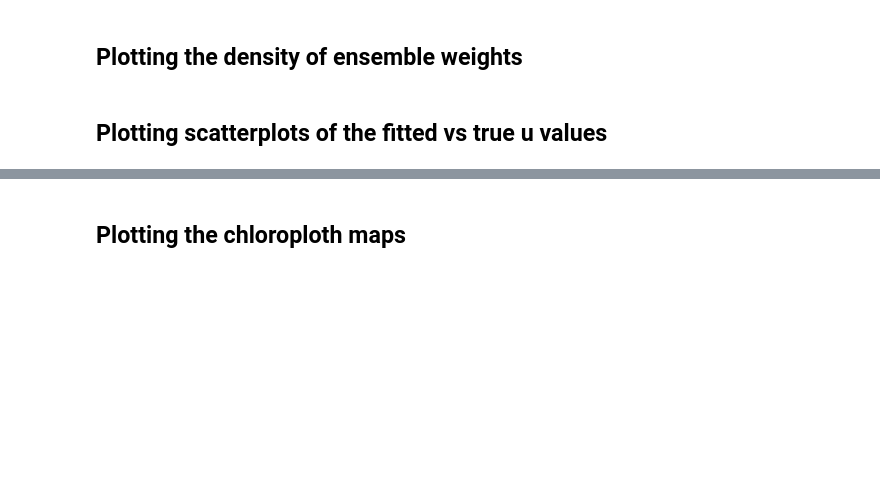
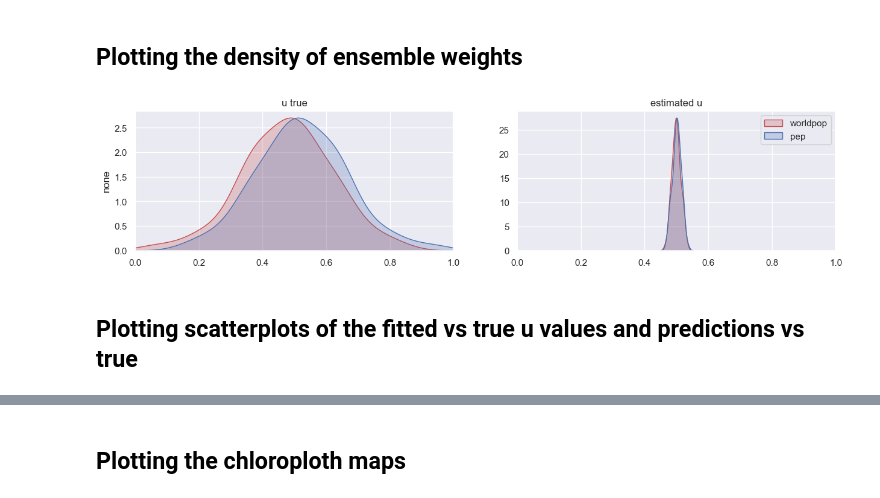
Before and after one commit to nickblink/pop_ensemble, a Jupyter notebook: code/train2010 - CAR debug.ipynb, the cells around one changed output, grey strips where cells are left out. Saved outputs shown, nothing was run; the diff lists cells and outputs as text; code cells hidden in the pictures; blank space fills up the shorter version.

```diff
--- a/code/train2010 - CAR debug.ipynb
+++ b/code/train2010 - CAR debug.ipynb
@@ -219,57 +201,40 @@ for key in res_dict.keys():
 # %%
 import seaborn as sns
 #plt.rcParams['figure.figsize'] = [20, 10]
 plt.rcParams['figure.figsize'] = [15, 3]
-labels = models[:]
-labels.insert(0, 'none')
+fig = plt.figure()
 
-fig = plt.figure()
-iter = 0
+## The true u plot
+plt.subplot(1, 2, 1)
 
-for pivot_DGP in range(-1,0):
+CAR_df = pd.DataFrame(res_dict['u_true'][0,:,:], columns = res_dict['models'])
+sns.set(style="darkgrid")
+tt = sns.kdeplot(CAR_df['worldpop'], shade=True, color="r", label = 'worldpop')
+tt = sns.kdeplot(CAR_df["pep"], shade=True, color="b", label = 'pep')
+plt.ylabel(labels[pivot_DGP + 1])
+plt.xlabel('')
+plt.xlim(0,1)
+plt.title('u true')
 
-    iter = iter + 1
+## The estimated u plot
+CAR_ensemble_phis = tf.reduce_mean(res_dict['CAR_samples'][0], axis = 2).numpy()
+u = phi_to_u(CAR_ensemble_phis, pivot = pivot_fit)
+CAR_df = pd.DataFrame(u, columns = models)
 
-    u_true = res_dict['pDGP: ' + str(pivot_DGP) + '; pfit: -1'][4]
-
-    CAR_df = pd.DataFrame(u_true[0,:,:], columns = models)
-    #CAR_df = pd.DataFrame(CAR_ensemble_weights.numpy(), columns = ["acs","pep","worldpop"])
-
-    #plt.subplot(3, 4, iter)
-    plt.subplot(1, 4, iter)
-    sns.set(style="darkgrid")
-    tt = sns.kdeplot(CAR_df['acs'], shade=True, color="r", label = 'acs')
-    tt = sns.kdeplot(CAR_df["pep"], shade=True, color="b", label = 'pep')
-    #tt = sns.kdeplot(CAR_df["worldpop"], shade=True, color="g", label = 'worldpop')
-    if pivot_DGP == -1:
-        plt.title('u true')
-    plt.ylabel(labels[pivot_DGP + 1])
-    plt.xlabel('')
-    plt.xlim(0,1)
-
-    for pivot_fit in range(-1,2):
-        iter = iter + 1
-        key = 'pDGP: ' + str(pivot_DGP) + '; pfit: ' + str(pivot_fit)
-
-        # get the ensemble weights
-        CAR_ensemble_phis = tf.reduce_mean(res_dict[key][0][0], axis = 2).numpy()
-        u = phi_to_u(CAR_ensemble_phis, pivot = pivot_fit)
-        CAR_df = pd.DataFrame(u, columns = models)
-
-        #plt.subplot(3, 4, iter)
-        plt.subplot(1, 4, iter)
-        sns.set(style="darkgrid")
-        tt = sns.kdeplot(CAR_df['acs'], shade=True, color="r", label = 'acs')
-        tt = sns.kdeplot(CAR_df["pep"], shade=True, color="b", label = 'pep')
-        #tt = sns.kdeplot(CAR_df["worldpop"], shade=True, color="g", label = 'worldpop')
-        #plt.legend()
-        plt.xlabel('')
-        plt.ylabel('')
-        if pivot_DGP == -1:
-            plt.title(labels[pivot_fit + 1])
-        plt.xlim(0,1)
+plt.subplot(1, 2, 2)
+sns.set(style="darkgrid")
+tt = sns.kdeplot(CAR_df['worldpop'], shade=True, color="r", label = 'worldpop')
+tt = sns.kdeplot(CAR_df["pep"], shade=True, color="b", label = 'pep')
+#tt = sns.kdeplot(CAR_df["worldpop"], shade=True, color="g", label = 'worldpop')
+#plt.legend()
+plt.xlabel('')
+plt.ylabel('')
+plt.xlim(0,1)
+plt.title('estimated u')
 
 plt.legend()
 plt.show()
+# %% [output]
+[figure, added]
 # %% [markdown]
-## Plotting scatterplots of the fitted vs true u values
+## Plotting scatterplots of the fitted vs true u values and predictions vs true
```
Also changed, not shown: parts of 24 cells of this notebook, 1 other file.
